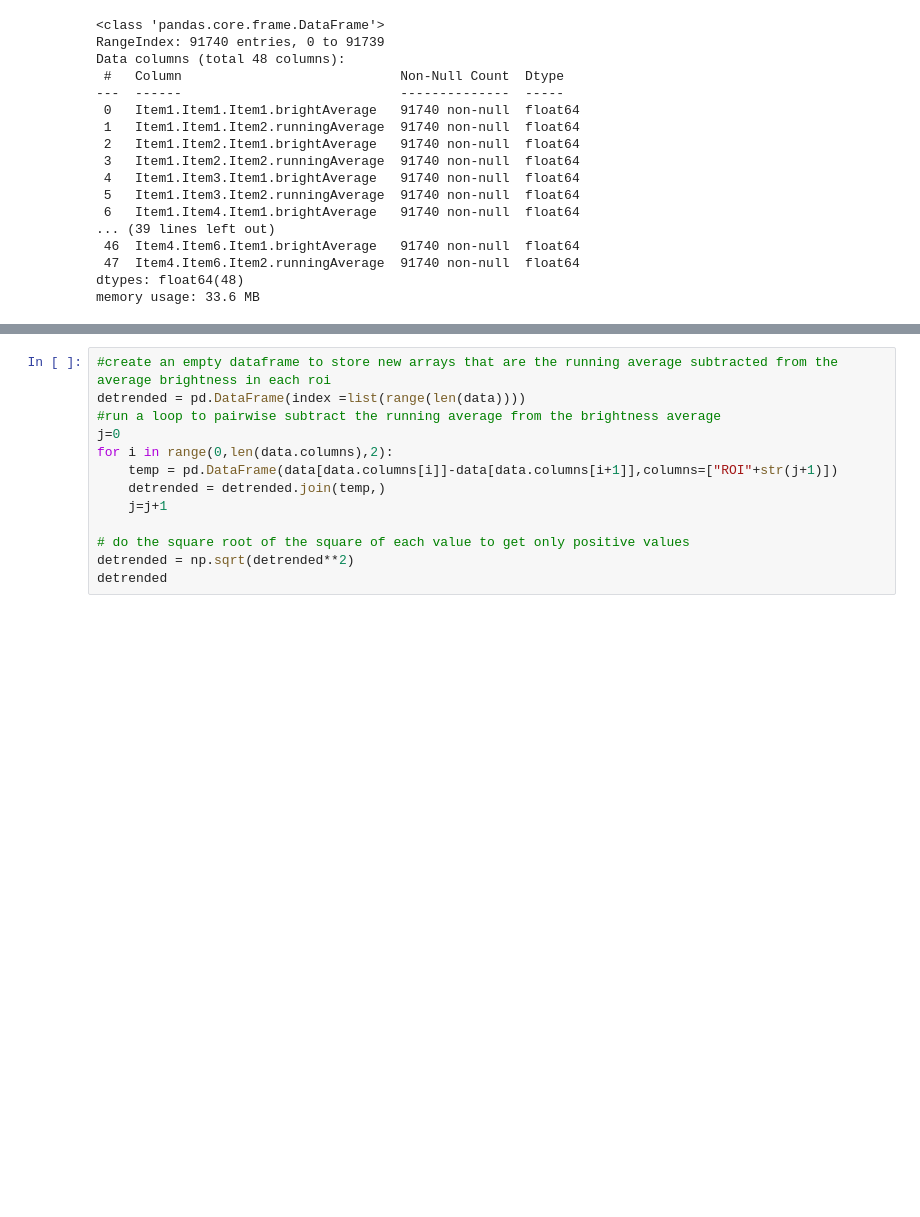
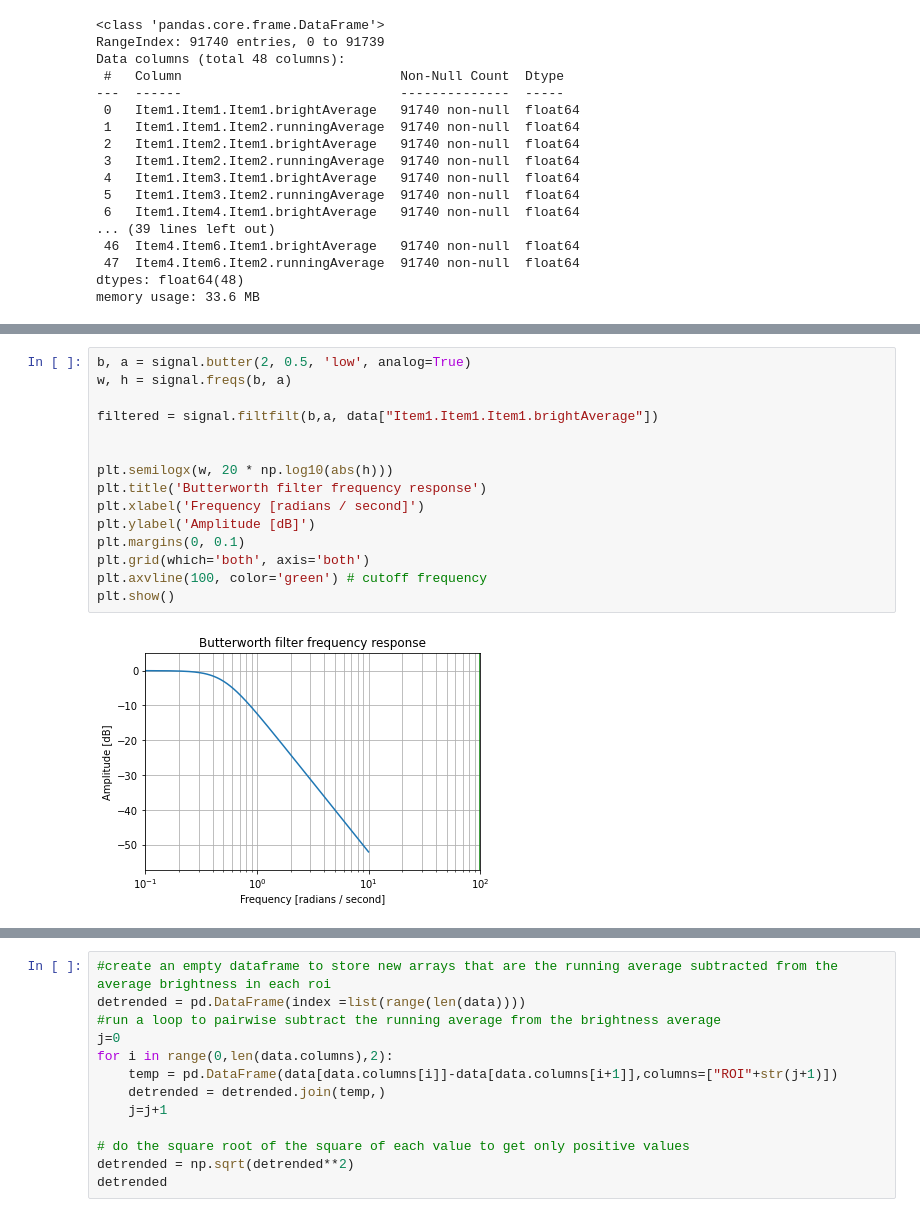
Before and after one commit to jmenzies280/embryo-monitoring, a Jupyter notebook: software/analysis/analysis1.ipynb, the cells around one changed output, grey strips where cells are left out. Drawn from its saved outputs; the diff is of its cells as text; blank space fills up the shorter version.

```diff
--- a/software/analysis/analysis1.ipynb
+++ b/software/analysis/analysis1.ipynb
@@ -78,0 +71,17 @@ plt.plot(data["Item1.Item1.Item1.brightAverage"][0:maxlen]-data["Item1.Item1.Ite
+# %%
+b, a = signal.butter(2, 0.5, 'low', analog=True)
+w, h = signal.freqs(b, a)
+
+filtered = signal.filtfilt(b,a, data["Item1.Item1.Item1.brightAverage"])
+
+
+plt.semilogx(w, 20 * np.log10(abs(h)))
+plt.title('Butterworth filter frequency response')
+plt.xlabel('Frequency [radians / second]')
+plt.ylabel('Amplitude [dB]')
+plt.margins(0, 0.1)
+plt.grid(which='both', axis='both')
+plt.axvline(100, color='green') # cutoff frequency
+plt.show()
+# %% [output]
+[figure, added]
```
Also changed, not shown: parts of 6 cells of this notebook, 2 other files.
